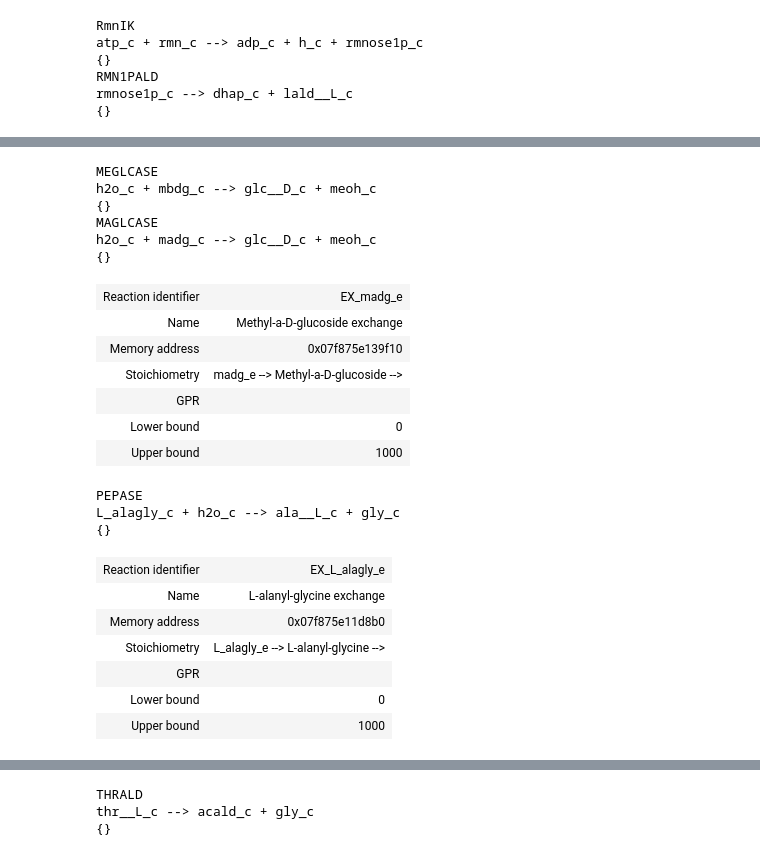
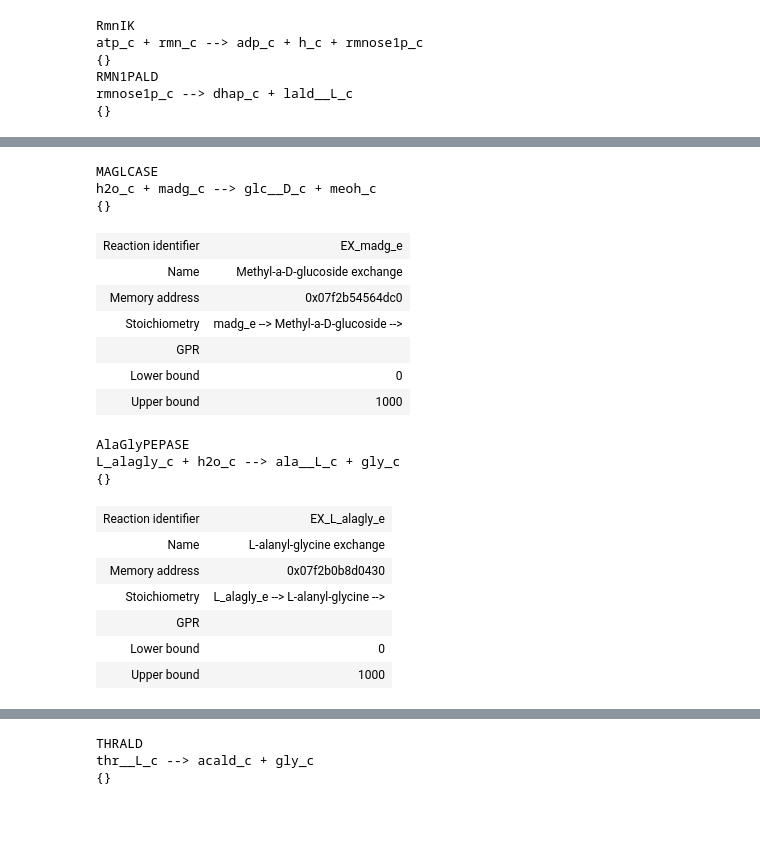
Before and after one commit to iAMB-RWTH-Aachen/Ustilago_maydis-GEM, a Jupyter notebook: code/iUma22_ModelCorrections.ipynb, the cells around one changed output, grey strips where cells are left out. Saved outputs shown, nothing was run; the diff lists cells and outputs as text; code cells hidden in the pictures; blank space fills up the shorter version.

```diff
--- a/code/iUma22_ModelCorrections.ipynb
+++ b/code/iUma22_ModelCorrections.ipynb
@@ -476,35 +613,35 @@ h2o_c + lctls_c --> gal_bD_c + glc__D_c
 | Lower bound | 0 |
 | Upper bound | 1000 |
 # %%
-# methyl-beta-D-glucoside metabolism
-ID = 'MEGLCASE'
-if ID not in model.reactions:
-    reaction = Reaction(ID)
-    reaction.name = 'Methyl-b-D-Glucosidase'
-    reaction.lower_bound = 0.
-    reaction.upper_bound = 1000.
-    reaction.annotation = {'biocyc': '3.2.1.21-RXN', 'brenda': '3.2.1.21'}
-    MBDG = Metabolite(
-        'mbdg_c',
-        formula = 'C7H14O6',
-        name = 'Methyl-b-D-glucoside',
-        charge = 0,
-        compartment = 'c',
-    )
-    MBDG.annotation = {'biocyc':'CPD-3570', 'chebi':'320055', 'inchi':' InChI=1S/C7H14O6/c1-12-7-6(11)5(10)4(9)3(2-8)13-7/h3-11H,2H2,1H3/t3-,4-,5+,6-,7-/m1/s1', 'pubchem':'445238'}
-    MEOH = model.metabolites.get_by_id('meoh_c')
-    GLC = model.metabolites.get_by_id('glc__D_c')
-    H2O = model.metabolites.get_by_id('h2o_c')
-    reaction.add_metabolites({MBDG:-1., H2O:-1., GLC:1., MEOH:1.})
-    model.add_reactions([reaction])
+# # methyl-beta-D-glucoside metabolism
+# ID = 'MEGLCASE'
+# if ID not in model.reactions:
+#     reaction = Reaction(ID)
+#     reaction.name = 'Methyl-b-D-Glucosidase'
+#     reaction.lower_bound = 0.
+#     reaction.upper_bound = 1000.
+#     reaction.annotation = {'biocyc': '3.2.1.21-RXN', 'brenda': '3.2.1.21'}
+#     MBDG = Metabolite(
+#         'mbdg_c',
+#         formula = 'C7H14O6',
+#         name = 'Methyl-b-D-glucoside',
+#         charge = 0,
+#         compartment = 'c',
+#     )
+#     MBDG.annotation = {'biocyc':'CPD-3570', 'chebi':'320055', 'inchi':' InChI=1S/C7H14O6/c1-12-7-6(11)5(10)4(9)3(2-8)13-7/h3-11H,2H2,1H3/t3-,4-,5+,6-,7-/m1/s1', 'pubchem':'445238'}
+#     MEOH = model.metabolites.get_by_id('meoh_c')
+#     GLC = model.metabolites.get_by_id('glc__D_c')
+#     H2O = model.metabolites.get_by_id('h2o_c')
+#     reaction.add_metabolites({MBDG:-1., H2O:-1., GLC:1., MEOH:1.})
+#     model.add_reactions([reaction])
 
-    print(model.reactions.get_by_id(ID).id)
-    print(model.reactions.get_by_id(ID).reaction)
-    print(model.reactions.get_by_id(ID).check_mass_balance())
+#     print(model.reactions.get_by_id(ID).id)
+#     print(model.reactions.get_by_id(ID).reaction)
+#     print(model.reactions.get_by_id(ID).check_mass_balance())
 
-reaction = CreateTransReact(model.metabolites.get_by_id('mbdg_c'))
-model.add_reactions([reaction])
-model.add_boundary(model.metabolites.get_by_id('mbdg_e'), type='exchange', lb=0, ub=1000)
+# reaction = CreateTransReact(model.metabolites.get_by_id('mbdg_c'))
+# model.add_reactions([reaction])
+# model.add_boundary(model.metabolites.get_by_id('mbdg_e'), type='exchange', lb=0, ub=1000)
 
 ID = 'MAGLCASE'
 if ID not in model.reactions:
@@ -513,44 +650,41 @@ if ID not in model.reactions:
     reaction.lower_bound = 0.
     reaction.upper_bound = 1000.
     reaction.annotation = {'biocyc': '3.2.1.21-RXN', 'brenda': '3.2.1.21'}
     MADG = Metabolite(
         'madg_c',
         formula = 'C7H14O6',
         name = 'Methyl-a-D-glucoside',
         charge = 0,
         compartment = 'c',
     )
     MADG.annotation = {'biocyc':'CPD-3582', 'chebi':'320061', 'inchi':' InChI=1S/C7H14O6/c1-12-7-6(11)5(10)4(9)3(2-8)13-7/h3-11H,2H2,1H3/t3-,4-,5+,6-,7+/m1/s1', 'pubchem':'64947'}
     MEOH = model.metabolites.get_by_id('meoh_c')
     GLC = model.metabolites.get_by_id('glc__D_c')
     H2O = model.metabolites.get_by_id('h2o_c')
     reaction.add_metabolites({MADG:-1., H2O:-1., GLC:1., MEOH:1.})
     model.add_reactions([reaction])
 
     print(model.reactions.get_by_id(ID).id)
     print(model.reactions.get_by_id(ID).reaction)
     print(model.reactions.get_by_id(ID).check_mass_balance())
 
 reaction = CreateTransReact(model.metabolites.get_by_id('madg_c'))
 model.add_reactions([reaction])
 model.add_boundary(model.metabolites.get_by_id('madg_e'), type='exchange', lb=0, ub=1000)
 # %% [output]
-MEGLCASE
-h2o_c + mbdg_c --> glc__D_c + meoh_c
-{}
 MAGLCASE
 h2o_c + madg_c --> glc__D_c + meoh_c
 {}
 | Reaction identifier | EX_madg_e |
 | Name | Methyl-a-D-glucoside exchange |
-| Memory address | 0x07f875e139f10 |
+| Memory address | 0x07f2b54564dc0 |
 | Stoichiometry | madg_e --> Methyl-a-D-glucoside --> |
 | GPR |  |
 | Lower bound | 0 |
 | Upper bound | 1000 |
 # %%
 # ala-gly metabolism
-ID = 'PEPASE'
+ID = 'AlaGlyPEPASE'
 if ID not in model.reactions:
     reaction = Reaction(ID)
     reaction.name = 'Ala-Gly Peptidase'
@@ -579,12 +713,12 @@ reaction = CreateTransReact(model.metabolites.get_by_id('L_alagly_c'))
 model.add_reactions([reaction])
 model.add_boundary(model.metabolites.get_by_id('L_alagly_e'), type='exchange', lb=0, ub=1000)
 # %% [output]
-PEPASE
+AlaGlyPEPASE
 L_alagly_c + h2o_c --> ala__L_c + gly_c
 {}
 | Reaction identifier | EX_L_alagly_e |
 | Name | L-alanyl-glycine exchange |
-| Memory address | 0x07f875e11d8b0 |
+| Memory address | 0x07f2b0b8d0430 |
 | Stoichiometry | L_alagly_e --> L-alanyl-glycine --> |
 | GPR |  |
 | Lower bound | 0 |
```
Also changed, not shown: parts of 35 cells of this notebook, 34 other files.
